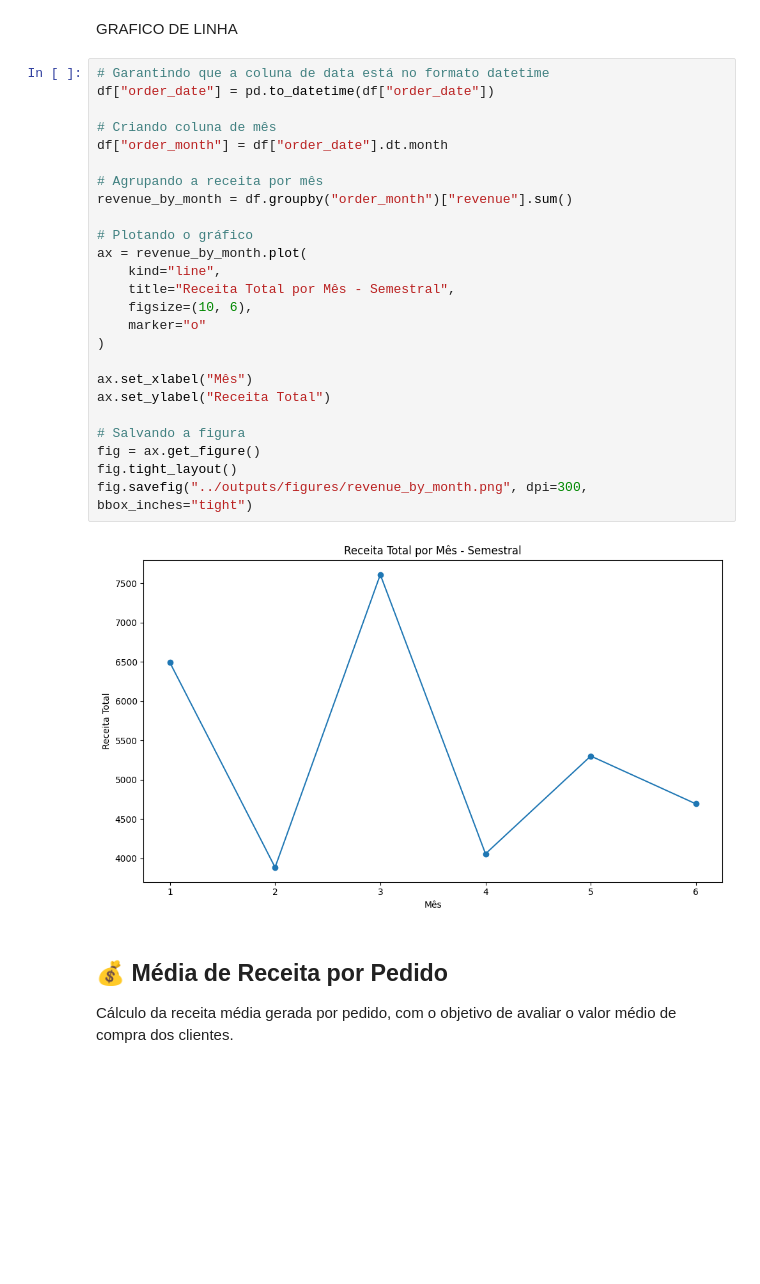
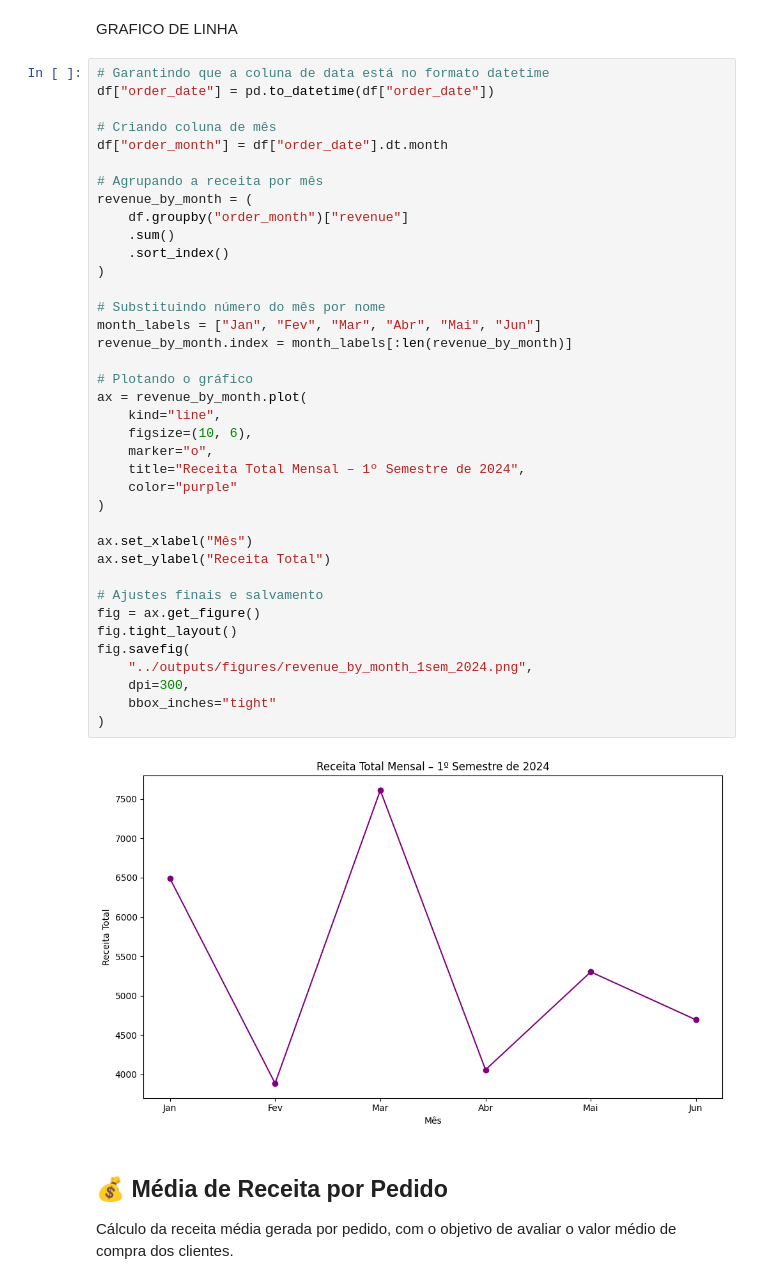
Before and after one commit to FernandaMorello/data-analysis-vendas, a Jupyter notebook: notebooks/analysis.ipynb, the cells around one changed output. Saved outputs shown, nothing was run; the diff lists cells and outputs as text; blank space fills up the shorter version.

```diff
--- a/notebooks/analysis.ipynb
+++ b/notebooks/analysis.ipynb
@@ -288,30 +288,43 @@ GRAFICO DE LINHA
 # %%
 # Garantindo que a coluna de data está no formato datetime
 df["order_date"] = pd.to_datetime(df["order_date"])
 
 # Criando coluna de mês
 df["order_month"] = df["order_date"].dt.month
 
 # Agrupando a receita por mês
-revenue_by_month = df.groupby("order_month")["revenue"].sum()
+revenue_by_month = (
+    df.groupby("order_month")["revenue"]
+    .sum()
+    .sort_index()
+)
+
+# Substituindo número do mês por nome
+month_labels = ["Jan", "Fev", "Mar", "Abr", "Mai", "Jun"]
+revenue_by_month.index = month_labels[:len(revenue_by_month)]
 
 # Plotando o gráfico
 ax = revenue_by_month.plot(
     kind="line",
-    title="Receita Total por Mês - Semestral",
     figsize=(10, 6),
-    marker="o"
+    marker="o",
+    title="Receita Total Mensal – 1º Semestre de 2024",
+    color="purple"
 )
 
 ax.set_xlabel("Mês")
 ax.set_ylabel("Receita Total")
 
-# Salvando a figura
+# Ajustes finais e salvamento
 fig = ax.get_figure()
 fig.tight_layout()
-fig.savefig("../outputs/figures/revenue_by_month.png", dpi=300, bbox_inches="tight")
+fig.savefig(
+    "../outputs/figures/revenue_by_month_1sem_2024.png",
+    dpi=300,
+    bbox_inches="tight"
+)
 # %% [output]
-[figure, old version]
+[figure, new version]
 # %% [markdown]
 ## 💰 Média de Receita por Pedido
 
```
Also changed, not shown: 2 other files.
